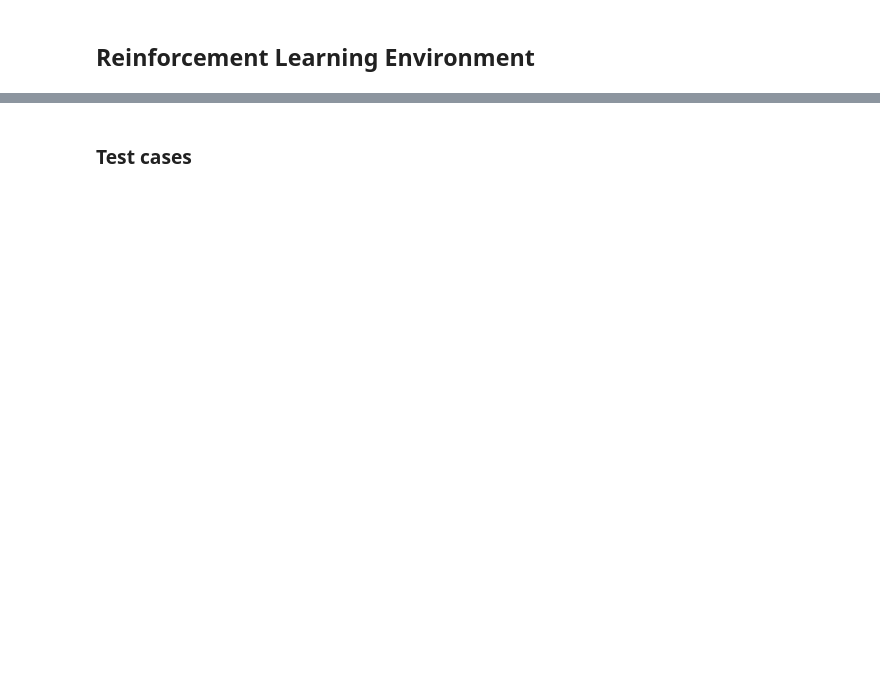
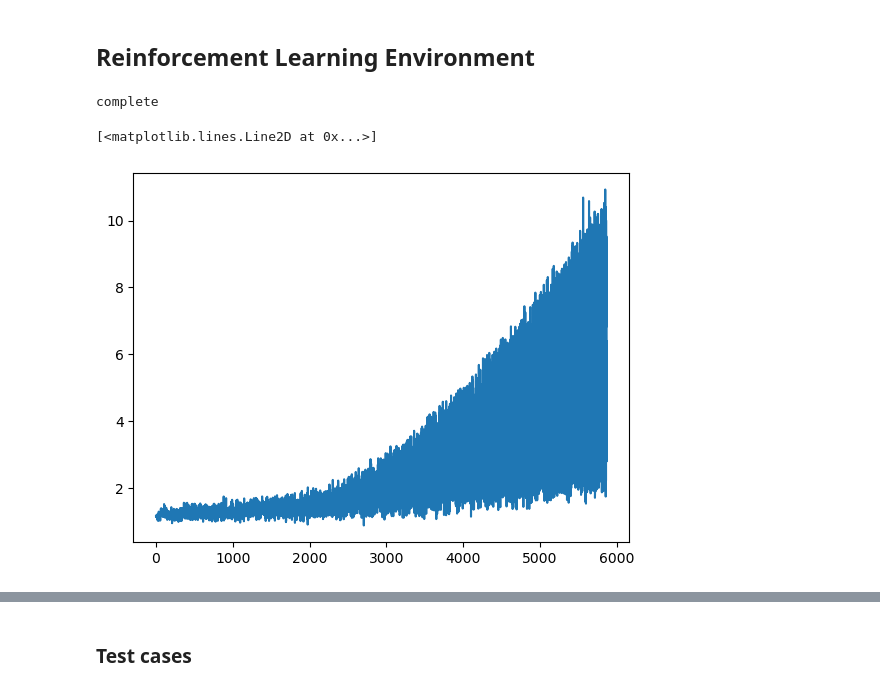
Before and after one commit to vinzenzuhr/RL_VisualSymptomChecker, a Jupyter notebook: RL environment.ipynb, the cells around one changed output, grey strips where cells are left out. Cells and saved outputs as stored; diff of their text form; code cells hidden in the pictures; blank space fills up the shorter version.

Commit message:
Implemented DQN network

```diff
--- a/RL environment.ipynb
+++ b/RL environment.ipynb
@@ -126,0 +157,8 @@ class Env:
+# %%
+#is_ipython = "inline" in matplotlib.get_backend()
+#if is_ipython:
+#    from IPython import display
+#plt.ion()
+
+
+device = torch.device("cuda" if torch.cuda.is_available() else "cpu")
@@ -126,0 +246,40 @@ class Env:
+# %%
+num_episodes = 600
+len_episode = 10
+i_decay=1
+epsilon = EPS_START
+losses=[]
+gradient_norms=[]
+
+for _ in range(num_episodes):
+    myEnv=Env(np.array([]))
+    state = myEnv.reset()
+    for _ in range(len_episode):
+        action_idx = select_action(myEnv, state, epsilon, i_decay)
+        transition = myEnv.step(action_idx)
+
+        memory.push(transition)
+        state = transition.next_state
+        optimize_model(losses, gradient_norms)
+
+        #Soft update of target  network weights
+        target_net_state_dict = target_net.state_dict()
+        policy_net_state_dict = policy_net.state_dict()
+        for key in policy_net_state_dict:
+            target_net_state_dict[key] = policy_net_state_dict[key]*TAU + target_net_state_dict[key]*(1-TAU)
+        target_net.load_state_dict(target_net_state_dict)
+
+    #episode_durations.append(t + 1)
+    #plot_durations()
+
+print("complete")
+#plot_durations(show_result=True)
+#plt.ioff()
+#plt.show()
+# %% [output]
+complete
+# %%
+plt.plot(losses)
+# %% [output]
+[<matplotlib.lines.Line2D at 0x...>]
+[figure, added]
```
Also changed, not shown: parts of 11 cells of this notebook.
